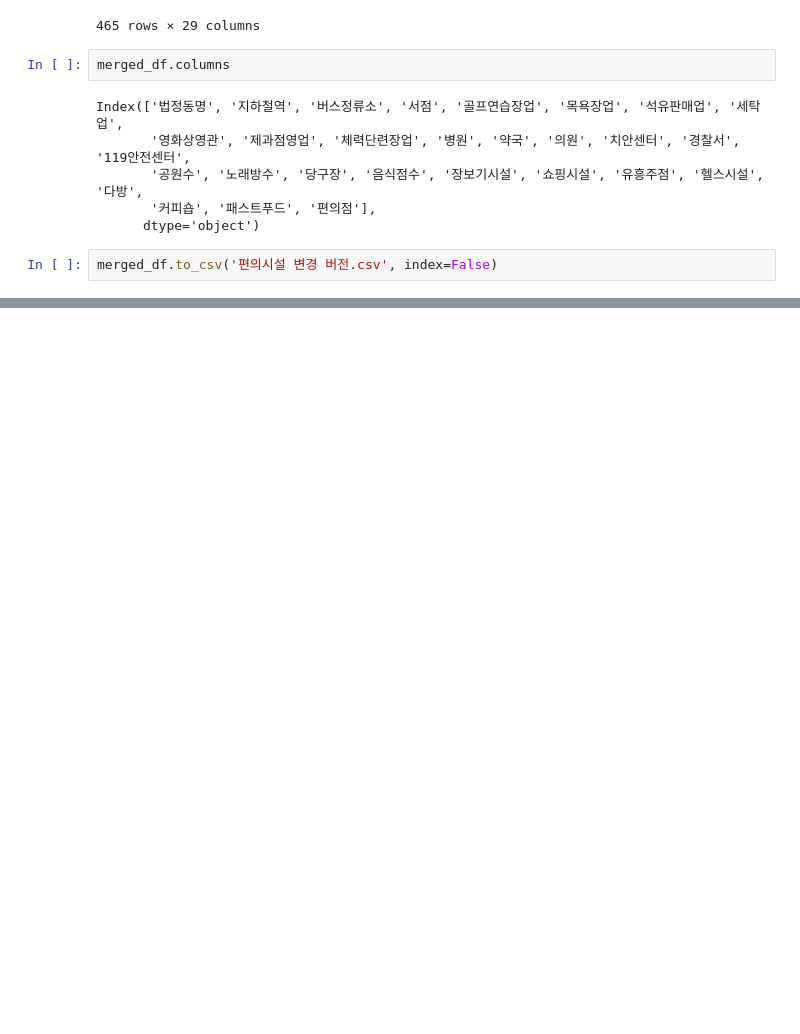
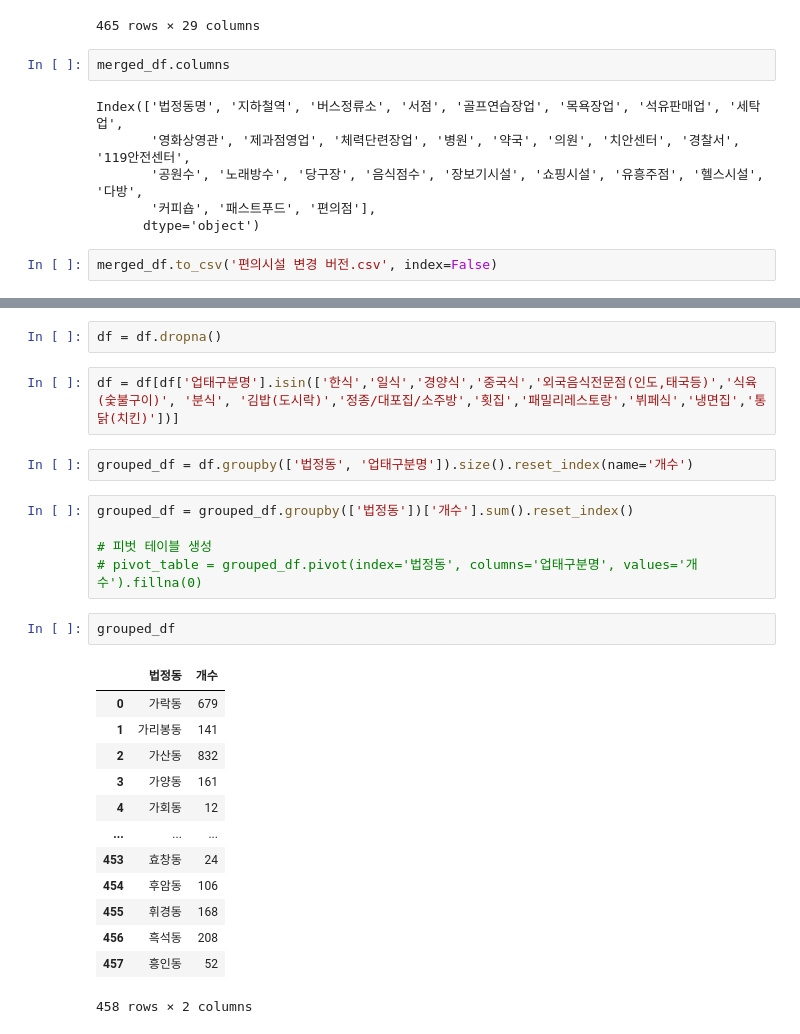
Before and after one commit to naedonnaelife/naedonnaesan, a Jupyter notebook: Clustering/food전처리.ipynb, the cells around one changed output, grey strips where cells are left out. Cells and saved outputs as stored; diff of their text form; blank space fills up the shorter version.

```diff
--- a/Clustering/food전처리.ipynb
+++ b/Clustering/food전처리.ipynb
@@ -250,0 +320,27 @@ merged_df.to_csv('편의시설 변경 버전.csv', index=False)
+# %%
+df = df.dropna()
+# %%
+df = df[df['업태구분명'].isin(['한식','일식','경양식','중국식','외국음식전문점(인도,태국등)','식육(숯불구이)', '분식', '김밥(도시락)','정종/대포집/소주방','횟집','패밀리레스토랑','뷔페식','냉면집','통닭(치킨)'])]
+# %%
+grouped_df = df.groupby(['법정동', '업태구분명']).size().reset_index(name='개수')
+# %%
+grouped_df = grouped_df.groupby(['법정동'])['개수'].sum().reset_index()
+
+# 피벗 테이블 생성
+# pivot_table = grouped_df.pivot(index='법정동', columns='업태구분명', values='개수').fillna(0)
+# %%
+grouped_df
+# %% [output]
+|  | 법정동 | 개수 |
+| 0 | 가락동 | 679 |
+| 1 | 가리봉동 | 141 |
+| 2 | 가산동 | 832 |
+| 3 | 가양동 | 161 |
+| 4 | 가회동 | 12 |
+| ... | ... | ... |
+| 453 | 효창동 | 24 |
+| 454 | 후암동 | 106 |
+| 455 | 휘경동 | 168 |
+| 456 | 흑석동 | 208 |
+| 457 | 흥인동 | 52 |
+458 rows × 2 columns
```
Also changed, not shown: parts of 16 cells of this notebook, 3 other files.
